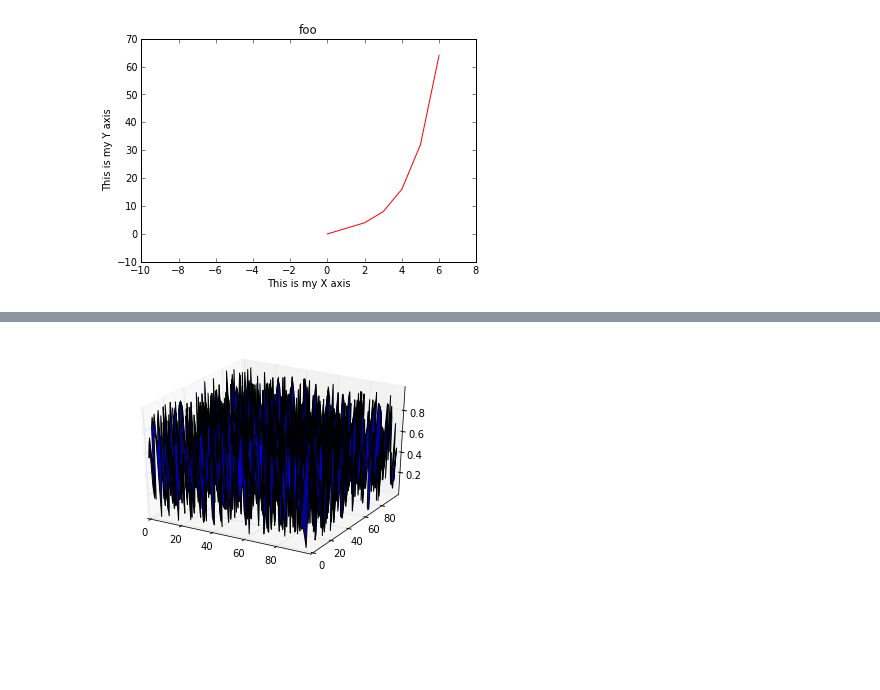
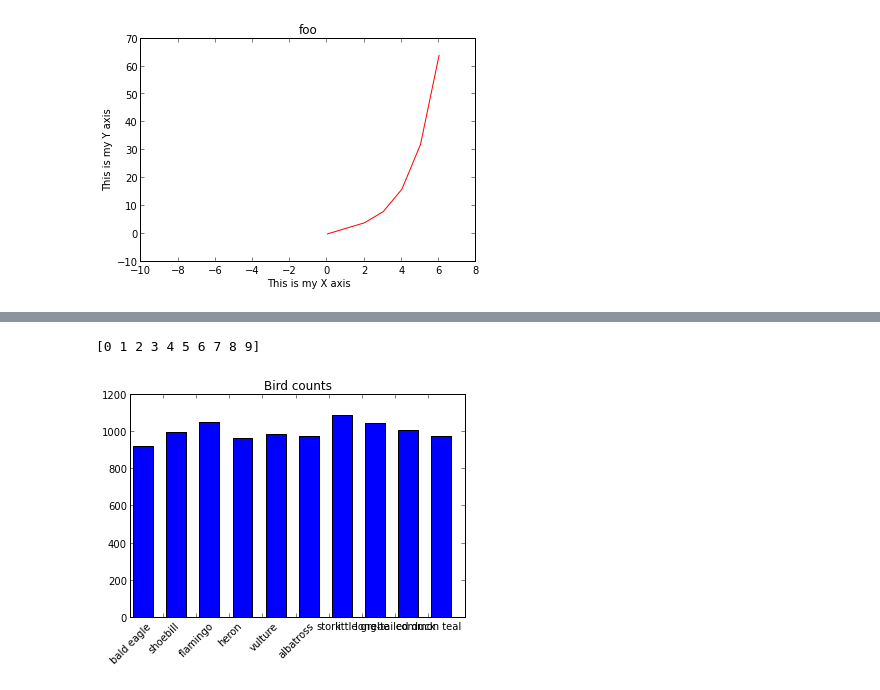
Before and after one commit to swcarpentry/2013-04-az, a Jupyter notebook: notebooks/numpy-and-graphing.ipynb, the cells around one changed output, grey strips where cells are left out. Drawn from its saved outputs; the diff is of its cells as text; code cells hidden in the pictures; blank space fills up the shorter version.

Commit message:
Updates to graphing examples

```diff
--- a/notebooks/numpy-and-graphing.ipynb
+++ b/notebooks/numpy-and-graphing.ipynb
@@ -217,7 +236,7 @@ bird_dict = make_birddict2(birdlist)
 # %%
 labels=[]
 counts=[]
-for bird in bird_dict:
-    print bird,", ",bird_dict[bird]
+nbirds = len(bird_dict)
+for bird,count in bird_dict.iteritems():
     labels.append(bird)
-    counts.append(bird_dict[bird])
+    counts.append(count)
@@ -261,15 +243,16 @@ xticks(np.arange(len(counts)) + width/2,labels,rotation='vertical')
-# %%
-from mpl_toolkits.mplot3d import Axes3D
-import matplotlib.pyplot as plt
-import numpy as np
-
-bignum = 100
-mat = np.random.random((bignum, bignum))
-X, Y = np.mgrid[:bignum, :bignum]
-
-fig = plt.figure()
-ax = fig.add_subplot(1,1,1, projection='3d')
-surf = ax.plot_surface(X,Y,mat)
-plt.show()
-# %% [output]
-[figure, removed]
+# %%
+fig = plt.figure()
+ax = fig.add_subplot(1,1,1)
+
+xlocations = numpy.arange(nbirds)
+print xlocations
+width = 0.6 #width of bars
+bars = ax.bar(xlocations, counts, width=width)
+xtickNames = ax.set_xticklabels(labels)
+ax.set_xticks(xlocations-0.1)
+ax.set_title("Bird counts")
+plt.setp(xtickNames, rotation=45)
+plt.show()
+# %% [output]
+[0 1 2 3 4 5 6 7 8 9]
+[figure, added]
```
Also changed, not shown: parts of 13 cells of this notebook.
